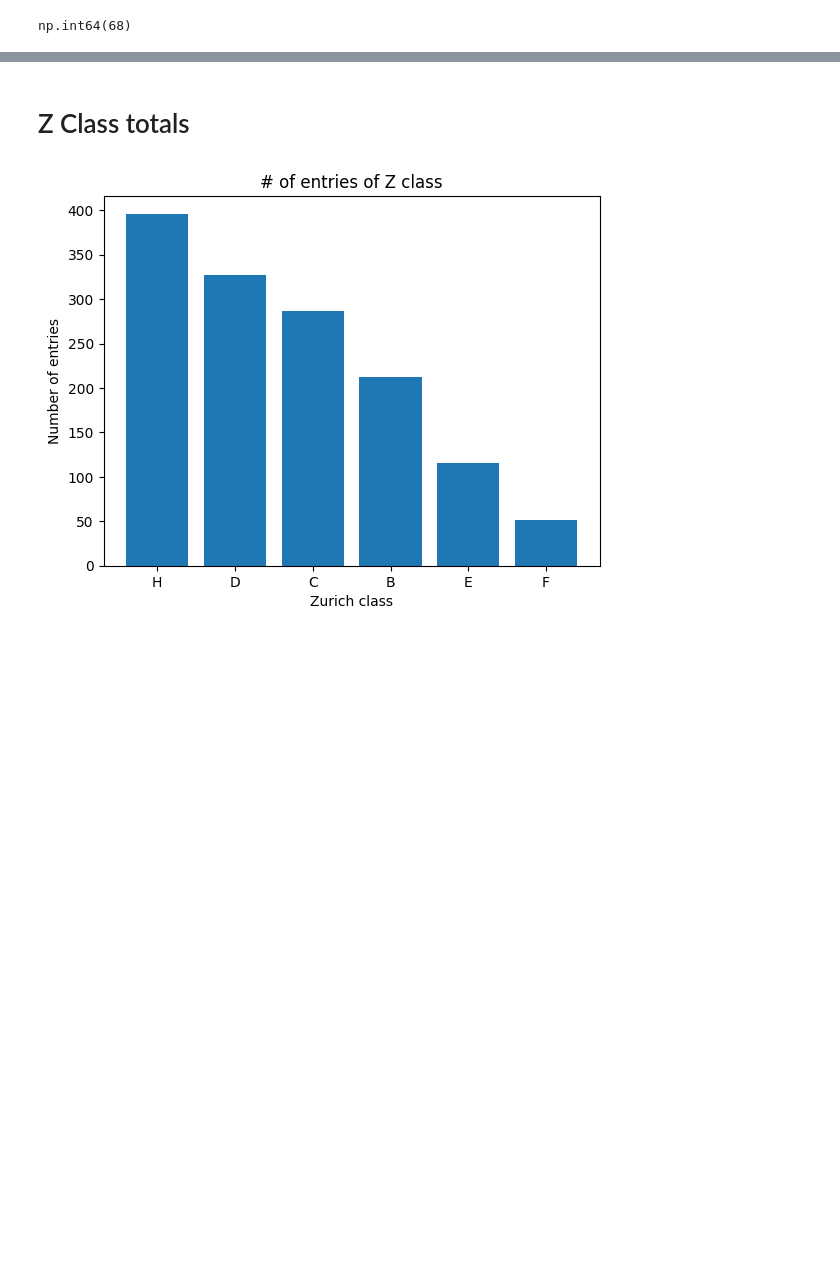
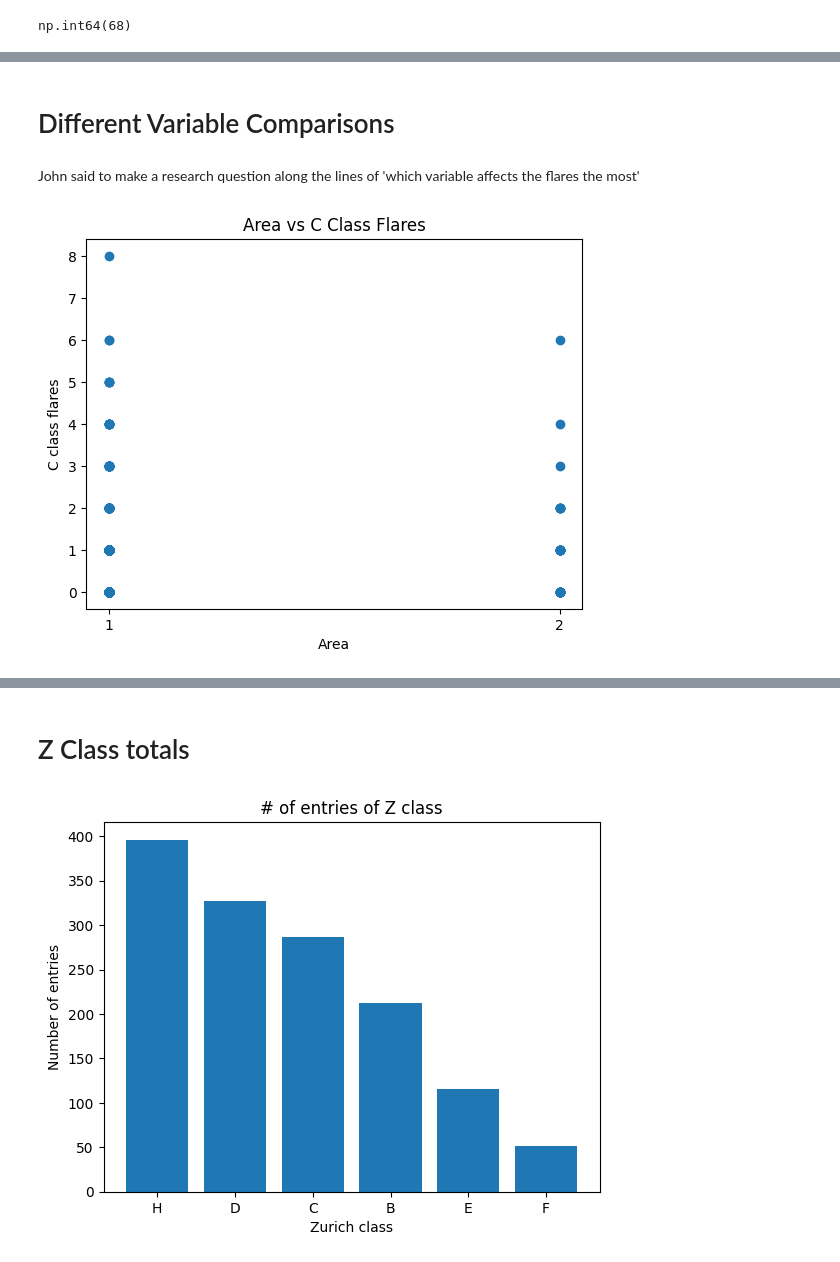
Before and after one commit to nollamae7-spec/DSRSP-Solar-Flares, a Jupyter notebook: storage_document_Solar_Flares.ipynb, the cells around one changed output, grey strips where cells are left out. Saved outputs shown, nothing was run; the diff lists cells and outputs as text; code cells hidden in the pictures; blank space fills up the shorter version.

Commit message:
Added all my eda for other variables

```diff
--- a/storage_document_Solar_Flares.ipynb
+++ b/storage_document_Solar_Flares.ipynb
@@ -333,0 +466,14 @@ np.int64(68)
+# %% [markdown]
+# Different Variable Comparisons
+# %% [markdown]
+John said to make a research question along the lines of 'which variable affects the flares the most'
+# %%
+plt.scatter(df["area"], df["c_class_flares"])
+plt.title("Area vs C Class Flares")
+plt.xlabel("Area")
+plt.ylabel("C class flares")
+plt.xticks([1,2])
+
+plt.show()
+# %% [output]
+[figure, added]
```
Also changed, not shown: parts of 46 cells of this notebook.
